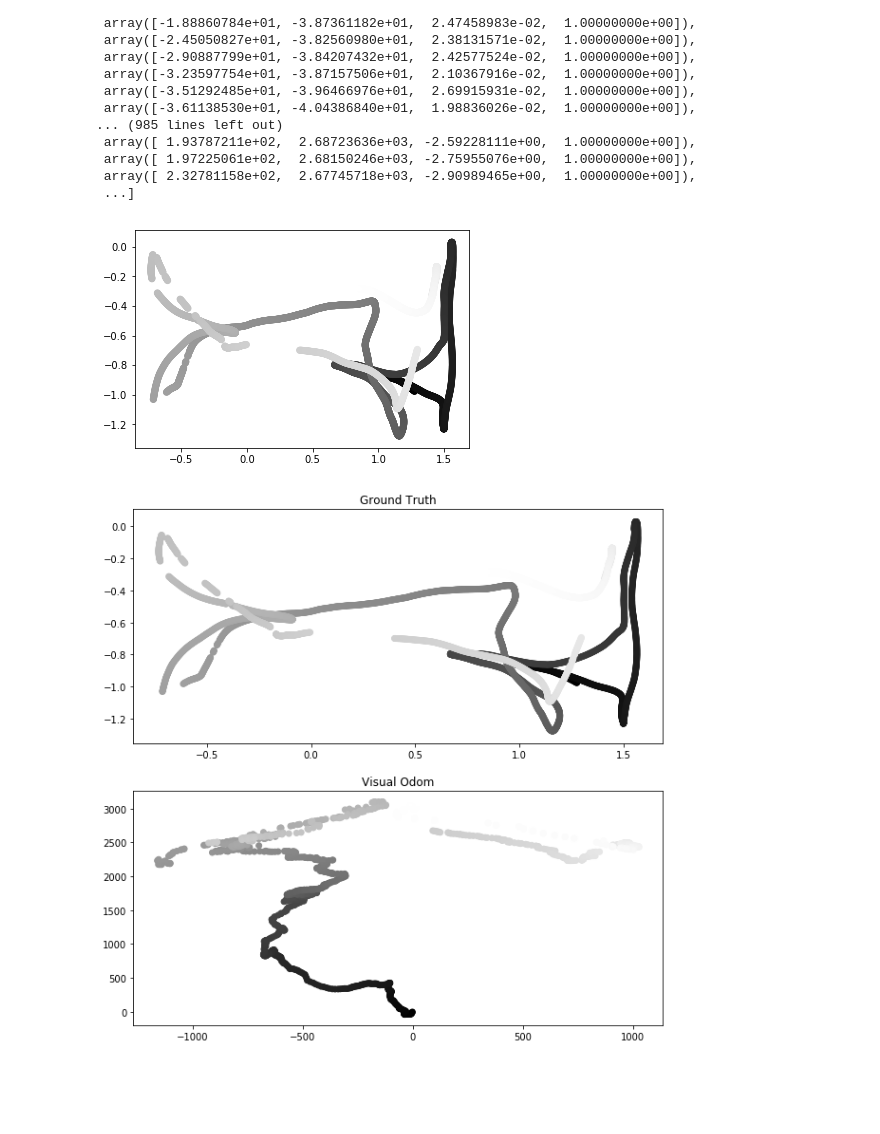
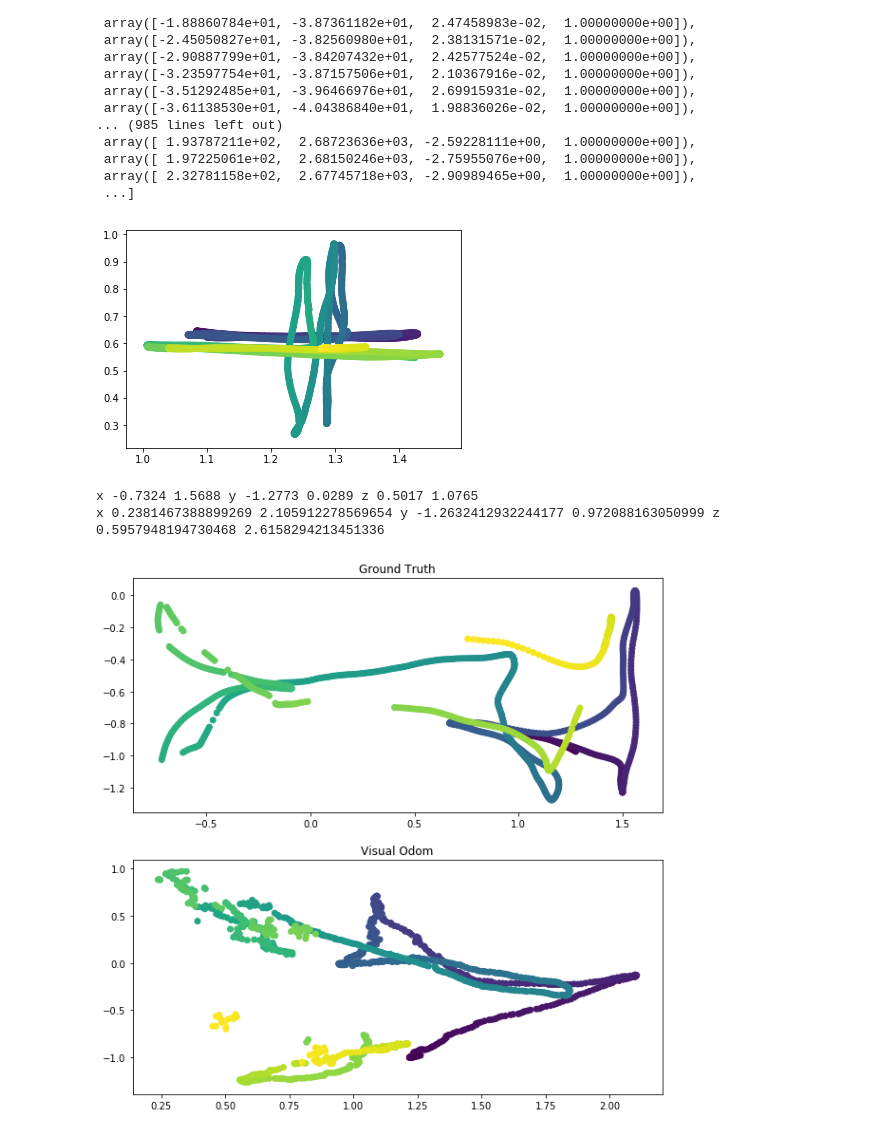
Before and after one commit to akhiaji/VisualOdometry, a Jupyter notebook: VO Testing.ipynb, the cells around one changed output. Cells and saved outputs as stored; diff of their text form; code cells hidden in the pictures; blank space fills up the shorter version.

```diff
--- a/VO Testing.ipynb
+++ b/VO Testing.ipynb
@@ -163,22 +216,20 @@ depth_files = sorted([f for f in listdir(mypath) if isfile(join(mypath, f))])
 # %%
 last_rgb = None
 last_h = None
-position = np.array([1.2764, -0.9763, 0.6837, 1])
+position = np.array([0,0,0,1])
 positions = []
 i = 0
-K = np.array([[fx, 0, cx], [0, fy, cy], [0, 0, 1]])
 for rgb, h in zip(rgb_files, depth_files):
     i += 1
     if last_rgb is None and last_h is None:
-        last_rgb = cv.imread('rgbd_dataset_freiburg1_floor/rgb/'+rgb,0)
-        last_h = cv.imread('rgbd_dataset_freiburg1_floor/depth/'+h,-cv.IMREAD_ANYDEPTH)/5000
+        last_rgb = cv.imread('rgbd_dataset_freiburg1_xyz/rgb/'+rgb,0)
+        last_h = cv.imread('rgbd_dataset_freiburg1_xyz/depth/'+h,-cv.IMREAD_ANYDEPTH)/50000
     else:
-        rgb = cv.imread('rgbd_dataset_freiburg1_floor/rgb/'+rgb,0)
-        h = cv.imread('rgbd_dataset_freiburg1_floor/depth/'+h,-cv.IMREAD_ANYDEPTH)/5000
-        transformation = K@calcTransform(last_rgb, rgb, last_h, h)
+        rgb = cv.imread('rgbd_dataset_freiburg1_xyz/rgb/'+rgb,0)
+        h = cv.imread('rgbd_dataset_freiburg1_xyz/depth/'+h,-cv.IMREAD_ANYDEPTH)/50000
+        transformation = calcTransform(last_rgb, rgb, last_h, h)
         position = transformation @ position
-        positions.append(position)
-        position = np.array([position[0],position[1],position[2],1 ])
+        positions.append(position.copy())
         last_rgb = rgb
         last_h = h
     if i % 100 == 0:
@@ -251,7 +268,9 @@ depth_files
  '1305031128.722976.png',
  '1305031128.754646.png']
 # %%
-x = np.array(positions).T[0]
-y = np.array(positions).T[1]
-z = np.array(positions).T[2]
+pos_points = np.array([i[0] for i in positions])
+
+x = np.array(pos_points).T[0]
+y = np.array(pos_points).T[1]
+z = np.array(pos_points).T[2]
 c = range(len(x))
@@ -292,7 +331,7 @@ positions
 # %%
 import pandas as pd
 # %%
-df = pd.read_csv("./rgbd_dataset_freiburg1_floor/groundtruth.txt", header=None, delim_whitespace=True)
+df = pd.read_csv("./rgbd_dataset_freiburg1_floor/groundtruth.txt", header=None, delim_whitespace=True, comment='#')
 # %%
 df = df[[1,2,3]]
 # %%
@@ -310,25 +349,29 @@ from mpl_toolkits.mplot3d import Axes3D
 plt.scatter(x,y,c=c)
 plt.show()
 # %% [output]
-[figure, old version]
+[figure, new version]
 # %%
-x = p.T[0]
-y = p.T[1]
-z = p.T[2]
+x = p.T[0][1::4]
+y = p.T[1][1::4]
+z = p.T[2][1::4]
+print("x", min(x), max(x), "y", min(y), max(y), "z", min(z), max(z))
 c = range(len(x))
 f, ax = plt.subplots(2,1, figsize=(10,10))
-ax[0].scatter(x,y,c=c)
+ax[0].scatter(x,y,c=c, cmap='viridis')
 ax[0].set_title("Ground Truth")
-x = np.array(positions).T[0]
-y = np.array(positions).T[1]
-z = np.array(positions).T[2]
+x = np.array(pos_points).T[0]
+y = np.array(pos_points).T[1]
+z = np.array(pos_points).T[2]
+print("x", min(x), max(x), "y", min(y), max(y), "z", min(z), max(z))
 c = range(len(x))
 ax[1].set_title("Visual Odom")
-ax[1].scatter(x,y,c=c)
+ax[1].scatter(x, y,c=c,cmap='viridis')
 plt.savefig("Comparison.jpg")
 plt.show()
 # %% [output]
+x -0.7324 1.5688 y -1.2773 0.0289 z 0.5017 1.0765
+x 0.2381467388899269 2.105912278569654 y -1.2632412932244177 0.972088163050999 z 0.5957948194730468 2.6158294213451336
-[figure, old version]
+[figure, new version]
 # %%
 depth = pd.read_csv("./rgbd_dataset_freiburg1_floor/depth.txt", header=None, delim_whitespace=True)
 depth = depth[3:]
```
Also changed, not shown: parts of 14 cells of this notebook.
